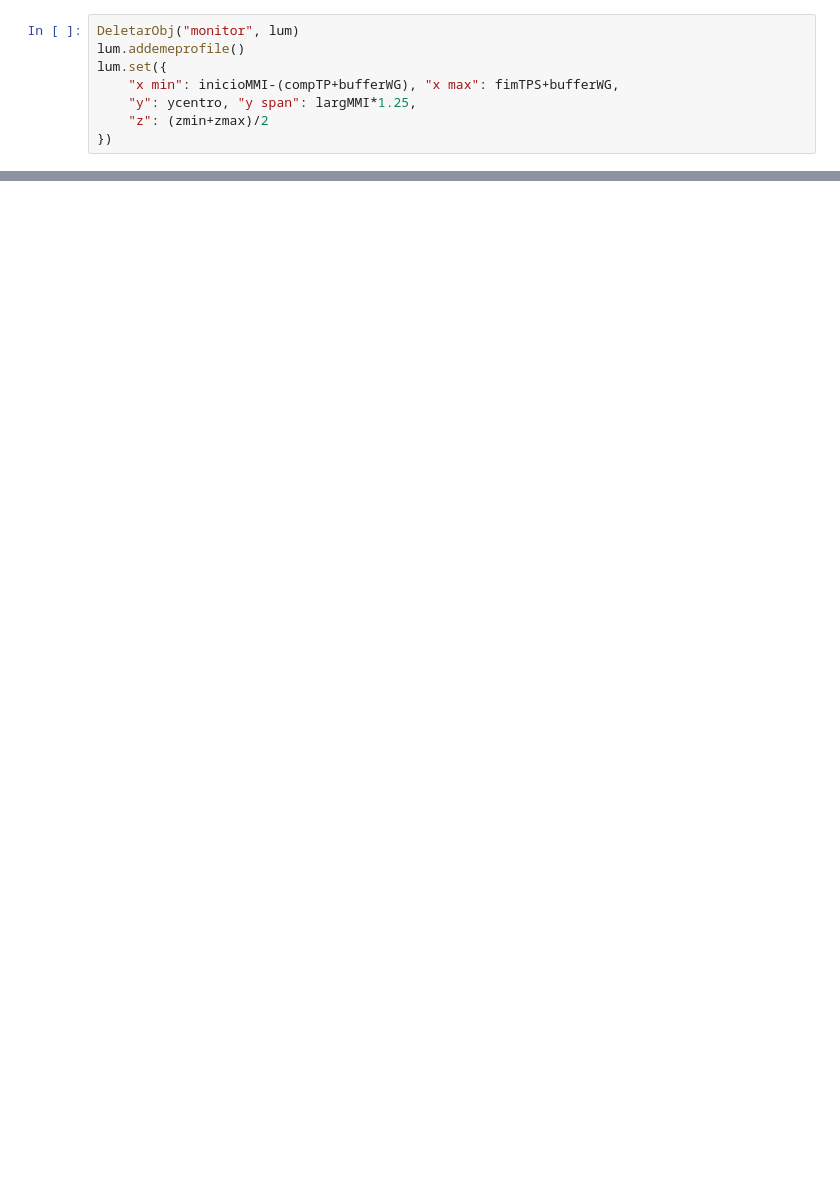
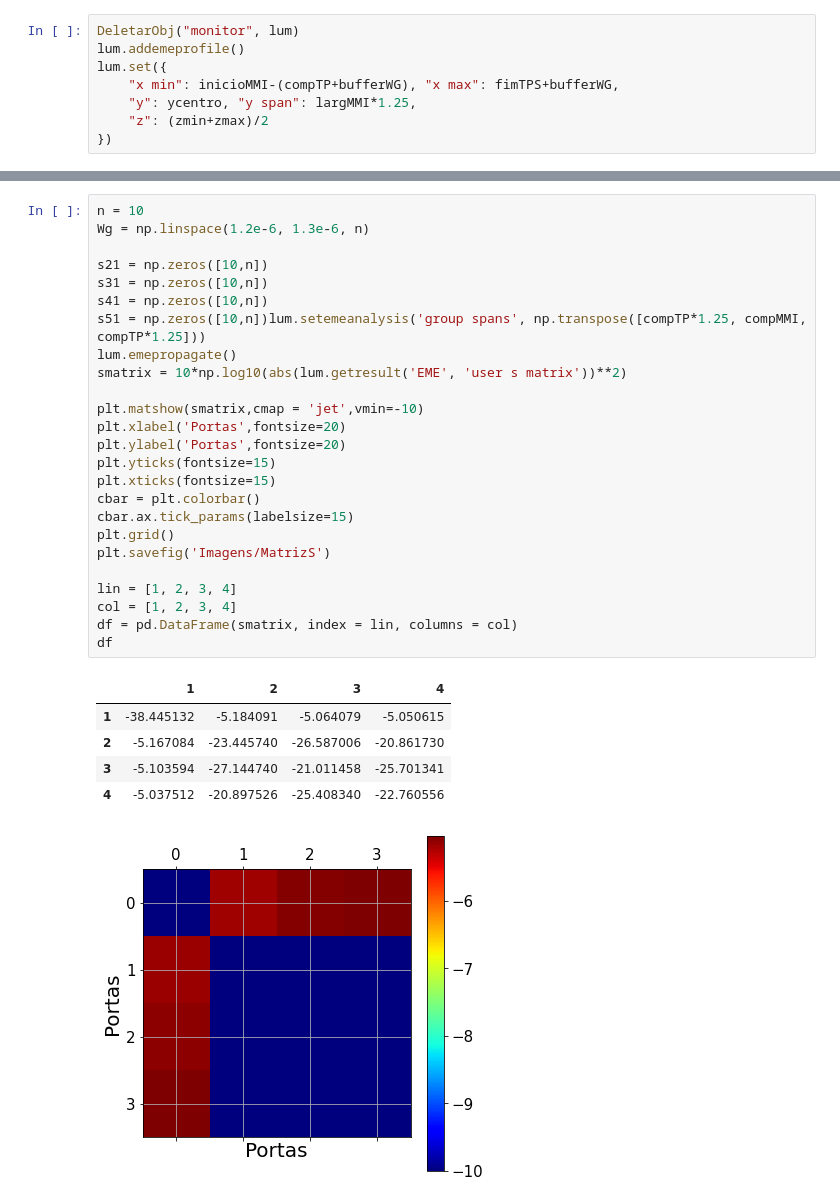
Before and after one commit to ringokin/MMI-photonics, a Jupyter notebook: backupzinho.ipynb, the cells around one changed output, grey strips where cells are left out. Drawn from its saved outputs; the diff is of its cells as text; blank space fills up the shorter version.

```diff
--- a/backupzinho.ipynb
+++ b/backupzinho.ipynb
@@ -332,0 +465,32 @@ SideCells = 4 # Number of Cells on Input/Output groups
+# %%
+n = 10
+Wg = np.linspace(1.2e-6, 1.3e-6, n)
+
+s21 = np.zeros([10,n])
+s31 = np.zeros([10,n])
+s41 = np.zeros([10,n])
+s51 = np.zeros([10,n])lum.setemeanalysis('group spans', np.transpose([compTP*1.25, compMMI, compTP*1.25]))
+lum.emepropagate()
+smatrix = 10*np.log10(abs(lum.getresult('EME', 'user s matrix'))**2)
+
+plt.matshow(smatrix,cmap = 'jet',vmin=-10)
+plt.xlabel('Portas',fontsize=20)
+plt.ylabel('Portas',fontsize=20)
+plt.yticks(fontsize=15)
+plt.xticks(fontsize=15)
+cbar = plt.colorbar()
+cbar.ax.tick_params(labelsize=15)
+plt.grid()
+plt.savefig('Imagens/MatrizS')
+
+lin = [1, 2, 3, 4]
+col = [1, 2, 3, 4]
+df = pd.DataFrame(smatrix, index = lin, columns = col)
+df
+# %% [output]
+|  | 1 | 2 | 3 | 4 |
+| 1 | -38.445132 | -5.184091 | -5.064079 | -5.050615 |
+| 2 | -5.167084 | -23.445740 | -26.587006 | -20.861730 |
+| 3 | -5.103594 | -27.144740 | -21.011458 | -25.701341 |
+| 4 | -5.037512 | -20.897526 | -25.408340 | -22.760556 |
+[figure, added]
```
Also changed, not shown: parts of 43 cells of this notebook, 3 other files.
